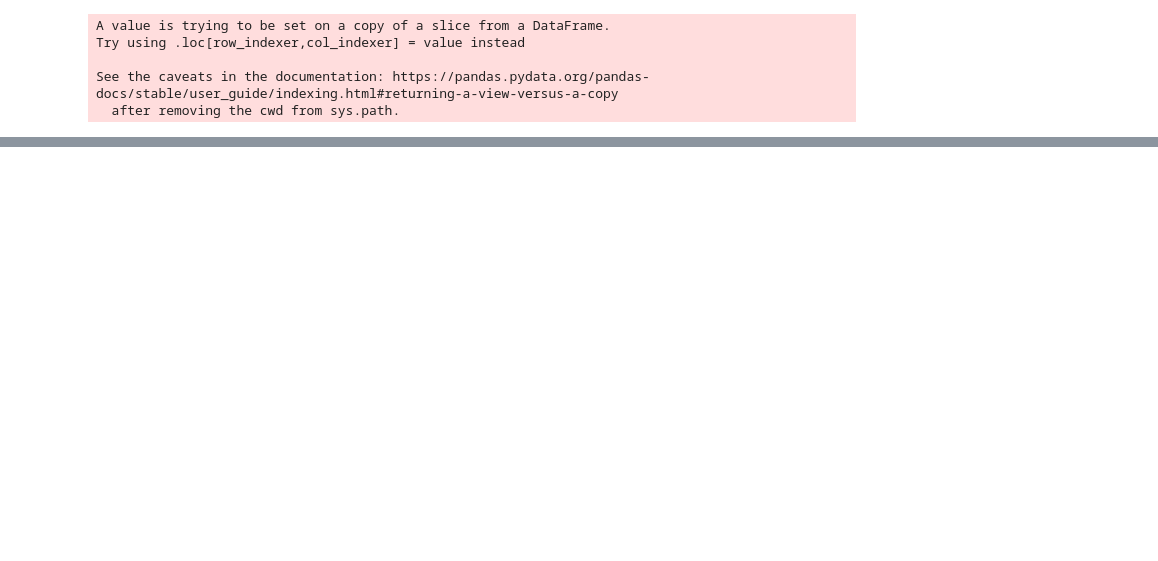
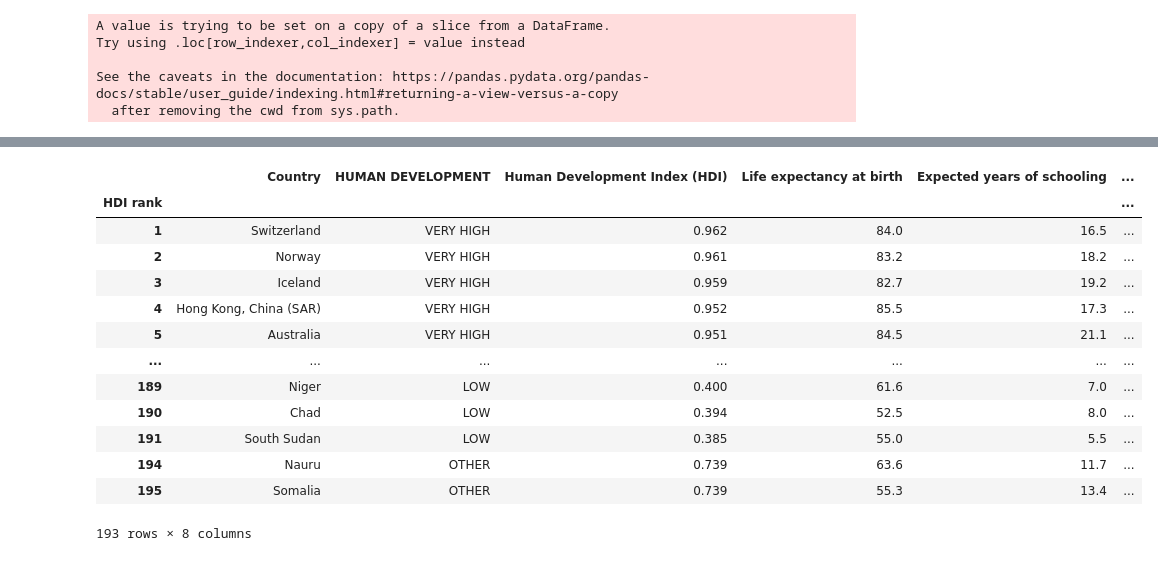
Before and after one commit to latifkara/dataScienceProjects, a Jupyter notebook: Human-Development-Index/HumanIndex.ipynb, the cells around one changed output, grey strips where cells are left out. Drawn from its saved outputs; the diff is of its cells as text; code cells hidden in the pictures; blank space fills up the shorter version.

```diff
--- a/Human-Development-Index/HumanIndex.ipynb
+++ b/Human-Development-Index/HumanIndex.ipynb
@@ -206,0 +215,19 @@ ValueError: Unable to parse string "66,933" at position 0
+# %%
+data = data.drop('HDI rank.1', axis=1)
+# %%
+data.set_index('HDI rank')
+# %% [output]
+|  | Country | HUMAN DEVELOPMENT | Human Development Index (HDI) | Life expectancy at birth | Expected years of schooling | ... |
+| HDI rank |  |  |  |  |  | ... |
+| 1 | Switzerland | VERY HIGH | 0.962 | 84.0 | 16.5 | ... |
+| 2 | Norway | VERY HIGH | 0.961 | 83.2 | 18.2 | ... |
+| 3 | Iceland | VERY HIGH | 0.959 | 82.7 | 19.2 | ... |
+| 4 | Hong Kong, China (SAR) | VERY HIGH | 0.952 | 85.5 | 17.3 | ... |
+| 5 | Australia | VERY HIGH | 0.951 | 84.5 | 21.1 | ... |
+| ... | ... | ... | ... | ... | ... | ... |
+| 189 | Niger | LOW | 0.400 | 61.6 | 7.0 | ... |
+| 190 | Chad | LOW | 0.394 | 52.5 | 8.0 | ... |
+| 191 | South Sudan | LOW | 0.385 | 55.0 | 5.5 | ... |
+| 194 | Nauru | OTHER | 0.739 | 63.6 | 11.7 | ... |
+| 195 | Somalia | OTHER | 0.739 | 55.3 | 13.4 | ... |
+193 rows × 8 columns
```
Also changed, not shown: parts of 6 cells of this notebook.
